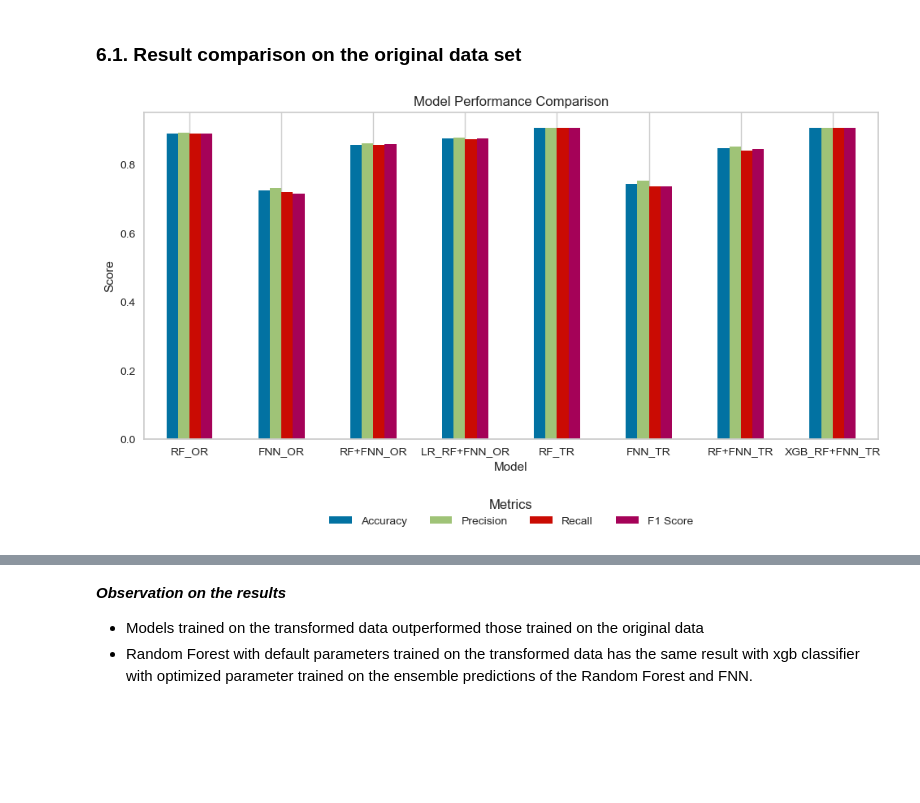
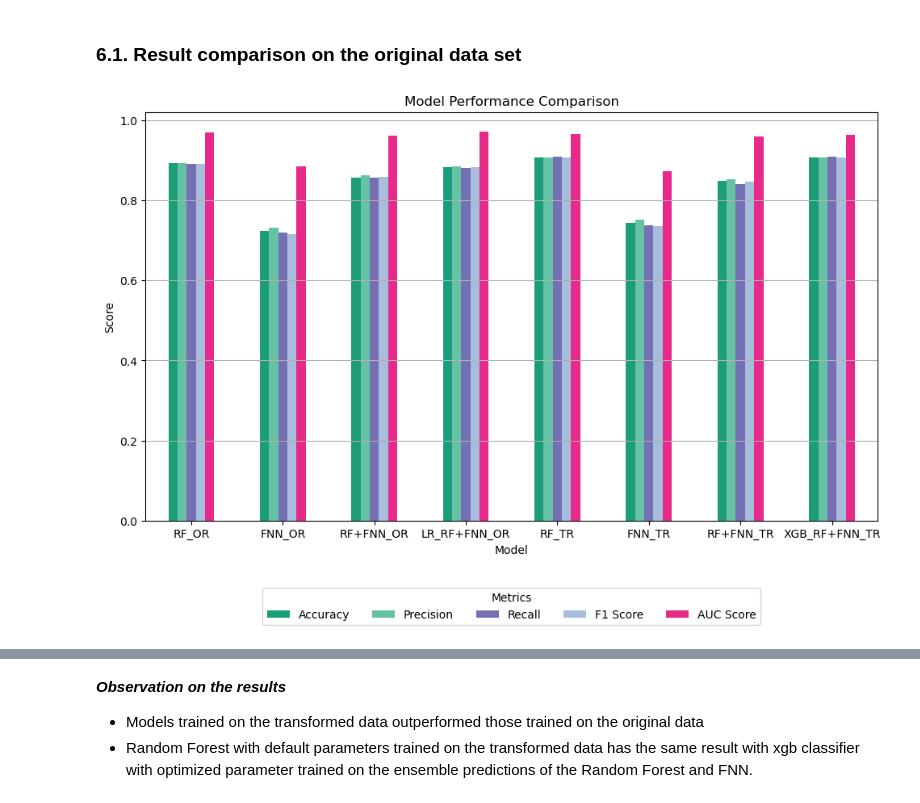
Before and after one commit to Maryannrichard/Maternal_health_research, a Jupyter notebook: MATERNAL_HEALTH_ML_CODE.ipynb, the cells around one changed output, grey strips where cells are left out. Drawn from its saved outputs; the diff is of its cells as text; code cells hidden in the pictures; blank space fills up the shorter version.

```diff
--- a/MATERNAL_HEALTH_ML_CODE.ipynb
+++ b/MATERNAL_HEALTH_ML_CODE.ipynb
@@ -1304,8 +1335,7 @@ X_test_meta_tr = np.column_stack([rf_test_prob_de, fnn_test_pred_tr])
 model_meta_tr = [[LogisticRegression(random_state=42), 'Logistic Regression'],
                [XGBClassifier(random_state=42), 'XGB Classifier'],
                [ExtraTreesClassifier(random_state=42), 'ET Classifier'],
-               [SVC(probability=True,random_state=42), 'SVC'],
-         [DecisionTreeClassifier(random_state=42),'Decision Tree Classifier']]
+               [SVC(probability=True,random_state=42), 'SVC']]
 # %%
 metrics_meta_tr = {'Model_meta_tr': [],
     'Accuracy': [],
@@ -1369,7 +1399,7 @@ param_xgb = {
 # %%
 # Set up the BayesSearchCV
 bayes_xgb = BayesSearchCV(
-    estimator=XGBClassifier(objective='multi:softprob', eval_metric='mlogloss', use_label_encoder=False),
+    estimator=XGBClassifier(objective='multi:softprob', eval_metric='mlogloss'),
     search_spaces=param_xgb,
     n_iter=50,
     cv=StratifiedKFold(n_splits=10, shuffle=True, random_state=42),
@@ -1412,6 +1442,9 @@ XGBClassifier(base_score=None, booster=None, callbacks=None,
               objective='multi:softprob', predictor=None, ...)
 # %%
 # Predict on the test set
-y_pred_xgb_tr = final_model_xgb.predict(X_test_meta_tr)
+y_pred_meta_tr = final_model_xgb.predict(X_test_meta_tr)
+
+# Get prediction probabilities
+y_prob_meta_tr = final_model_xgb.predict_proba(X_test_meta_tr)
 # %%
 #Evaluate the model performance
@@ -1445,68 +1484,83 @@ The result evaluation will follow this process
 metrics_all = {
     'Model': ['RF_OR', 'FNN_OR', 'RF+FNN_OR', 'LR_RF+FNN_OR', 'RF_TR', 'FNN_TR', 'RF+FNN_TR', 'XGB_RF+FNN_TR'],
     'Accuracy': [accuracy_score(y_test, rf_test_pred), accuracy_score(y_test, fnn_test_prob_or),
-                 accuracy_score(y_test, ensemble_pred), accuracy_score(y_test, y_pred_lr_or),
+                 accuracy_score(y_test, ensemble_pred), accuracy_score(y_test, y_pred_meta_or),
                  accuracy_score(y_test_tr, rf_test_pred_de), accuracy_score(y_test_tr, fnn_test_prob_tr),
-                 accuracy_score(y_test_tr, ensemble_pred_tr), accuracy_score(y_test_tr, y_pred_xgb_tr)],
+                 accuracy_score(y_test_tr, ensemble_pred_tr), accuracy_score(y_test_tr, y_pred_meta_tr)],
 
     'Precision': [precision_score(y_test, rf_test_pred, average='macro'),
                   precision_score(y_test, fnn_test_prob_or, average='macro'),
                   precision_score(y_test, ensemble_pred, average='macro'),
-                  precision_score(y_test, y_pred_lr_or, average='macro'),
+                  precision_score(y_test, y_pred_meta_or, average='macro'),
                   precision_score(y_test_tr, rf_test_pred_de, average='macro'),
                   precision_score(y_test_tr, fnn_test_prob_tr, average='macro'),
                   precision_score(y_test_tr, ensemble_pred_tr, average='macro'),
-                  precision_score(y_test_tr, y_pred_xgb_tr, average='macro')],
+                  precision_score(y_test_tr, y_pred_meta_tr, average='macro')],
 
     'Recall': [recall_score(y_test, rf_test_pred, average='macro'),
                recall_score(y_test, fnn_test_prob_or, average='macro'),
                recall_score(y_test, ensemble_pred, average='macro'),
-               recall_score(y_test, y_pred_lr_or, average='macro'),
+               recall_score(y_test, y_pred_meta_or, average='macro'),
                recall_score(y_test_tr, rf_test_pred_de, average='macro'),
                recall_score(y_test_tr, fnn_test_prob_tr, average='macro'),
                recall_score(y_test_tr, ensemble_pred_tr, average='macro'),
-               recall_score(y_test_tr, y_pred_xgb_tr, average='macro')],
+               recall_score(y_test_tr, y_pred_meta_tr, average='macro')],
 
     'F1 Score': [f1_score(y_test, rf_test_pred, average='macro'),
                  f1_score(y_test, fnn_test_prob_or, average='macro'),
                  f1_score(y_test, ensemble_pred, average='macro'),
-                 f1_score(y_test, y_pred_lr_or, average='macro'),
+                 f1_score(y_test, y_pred_meta_or, average='macro'),
                  f1_score(y_test_tr, rf_test_pred_de, average='macro'),
                  f1_score(y_test_tr, fnn_test_prob_tr, average='macro'),
                  f1_score(y_test_tr, ensemble_pred_tr, average='macro'),
-                 f1_score(y_test_tr, y_pred_xgb_tr, average='macro')]
+                 f1_score(y_test_tr, y_pred_meta_tr, average='macro')],
+
+    'AUC Score': [roc_auc_score(pd.get_dummies(y_test), rf_test_prob, multi_class='ovo', average='macro'),
+                  roc_auc_score(pd.get_dummies(y_test), fnn_test_pred_or, multi_class='ovo', average='macro'),
+                  roc_auc_score(pd.get_dummies(y_test), ensemble_probs, multi_class='ovo', average='macro'),
+                  roc_auc_score(pd.get_dummies(y_test), y_prob_meta_or, multi_class='ovo', average='macro'),
+                  roc_auc_score(pd.get_dummies(y_test_tr), rf_test_prob_de, multi_class='ovo', average='macro'),
+                  roc_auc_score(pd.get_dummies(y_test_tr), fnn_test_pred_tr, multi_class='ovo', average='macro'),
+                  roc_auc_score(pd.get_dummies(y_test_tr), ensemble_probs_tr, multi_class='ovo', average='macro'),
+                  roc_auc_score(pd.get_dummies(y_test_tr), y_prob_meta_tr, multi_class='ovo', average='macro')]
 }
 # %%
 # Create DataFrame
 df_metrics_all = pd.DataFrame(metrics_all)
 
 # Set index for easier plotting
 df_metrics_all.set_index('Model', inplace=True)
 
+#set the colors
+colors = ['#1b9e77', '#66c2a5', '#7570b3', '#a6bddb', '#e7298a']
+
+# set the fig size
+#plt.subplots(figsize=(10, 6))
+
 # Plotting
-ax = df_metrics_all.plot(kind='bar', figsize=(10, 5))
+ax = df_metrics_all.plot(kind='bar', figsize=(10,6),color=colors)
 
 #set labels and titles
 plt.xlabel('Model')
 plt.ylabel('Score')
 plt.title('Model Performance Comparison')
 
 # rotate x-axis
 plt.xticks(rotation=0)
 
 #Add gridlines to y-axis
 plt.grid(axis='y')
 
 # Adjust layout for better spacing
 plt.tight_layout()
 
 #Move the legend below the x-axis
 plt.legend(title='Metrics', loc='upper center', bbox_to_anchor=(0.5, -0.15), ncol=len(df_metrics_all.columns))
 
 #show plot
 plt.show();
 # %% [output]
-[figure, old version]
+[figure, new version]
 # %%
 df_metrics_all
 # %% [output]
```
Also changed, not shown: parts of 47 cells of this notebook.
